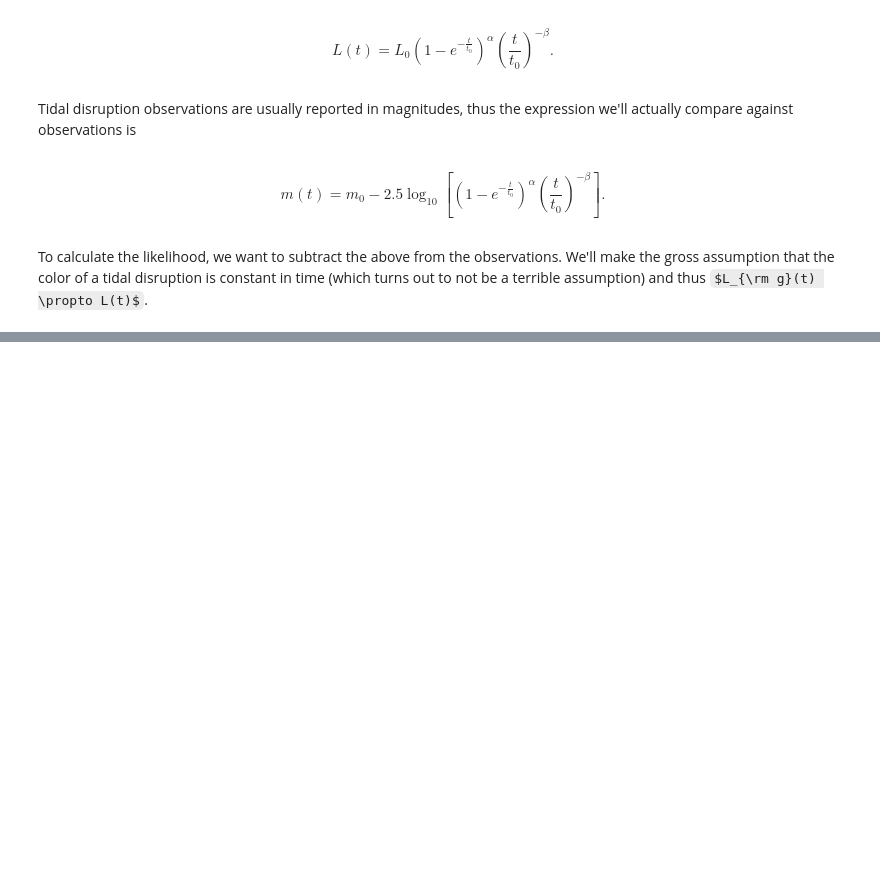
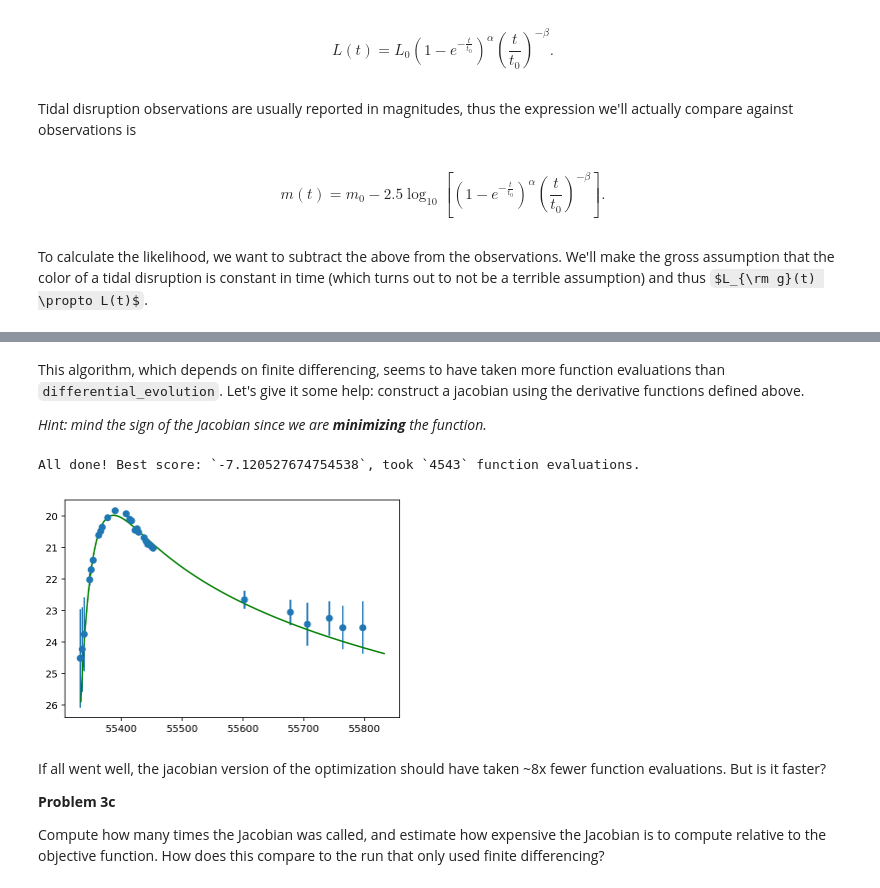
Before and after one commit to guillochon/LSSTC-DSFP, a Jupyter notebook: wk6May18/BuildingBetterModelsSolutions.ipynb, the cells around one changed output, grey strips where cells are left out. Cells and saved outputs as stored; diff of their text form; code cells hidden in the pictures; some formulas as TeX source; blank space fills up the shorter version.

```diff
--- a/wk6May18/BuildingBetterModelsSolutions.ipynb
+++ b/wk6May18/BuildingBetterModelsSolutions.ipynb
@@ -319,0 +431,41 @@ Complete the following problem, which can be arbitrarily difficult.
+# %% [markdown]
+This algorithm, which depends on finite differencing, seems to have taken more function evaluations than `differential_evolution`. Let's give it some help: construct a jacobian using the derivative functions defined above.
+
+*Hint: mind the sign of the Jacobian since we are **minimizing** the function.*
+# %%
+def jac(x, tt, mm, vv):
+    m0, alpha, beta, tau, t0, sigma = tuple(x)
+    t = np.array(tt)
+    m = np.array(mm)
+    v = np.array(vv)
+
+    jac = -np.array(
+        [dlogp_dm0(x, tt, mm, vv), dlogp_dalpha(x, tt, mm, vv),
+         dlogp_dbeta(x, tt, mm, vv), dlogp_dtau(x, tt, mm, vv),
+         dlogp_dt0(x, tt, mm, vv), dlogp_dsigma(x, tt, mm, vv)])
+
+    return jac
+
+results = scipy.optimize.basinhopping(analytic_f, guess, minimizer_kwargs={
+    'method': 'L-BFGS-B', 'bounds': abounds, 'args': (times0, mags, errs), 'jac': jac})
+best_x = results.x
+
+print('All done! Best score: `{}`, took `{}` function evaluations.'.format(results.fun, results.nfev))
+
+mtimes3 = np.linspace(1, 500, 200)
+mmags3 = analytic_m(best_x, mtimes3)
+mtimes3 += min(times)
+
+plt.errorbar(times, mags, yerr=errs, fmt='o')
+plt.plot(mtimes3, mmags3, c='g')
+plt.gca().invert_yaxis()
+plt.show()
+# %% [output]
+All done! Best score: `-7.120527674754538`, took `4543` function evaluations.
+[figure, added]
+# %% [markdown]
+If all went well, the jacobian version of the optimization should have taken ~8x fewer function evaluations. But is it faster?
+
+**Problem 3c**
+
+Compute how many times the Jacobian was called, and estimate how expensive the Jacobian is to compute relative to the objective function. How does this compare to the run that only used finite differencing?
```
Also changed, not shown: parts of 32 cells of this notebook.
